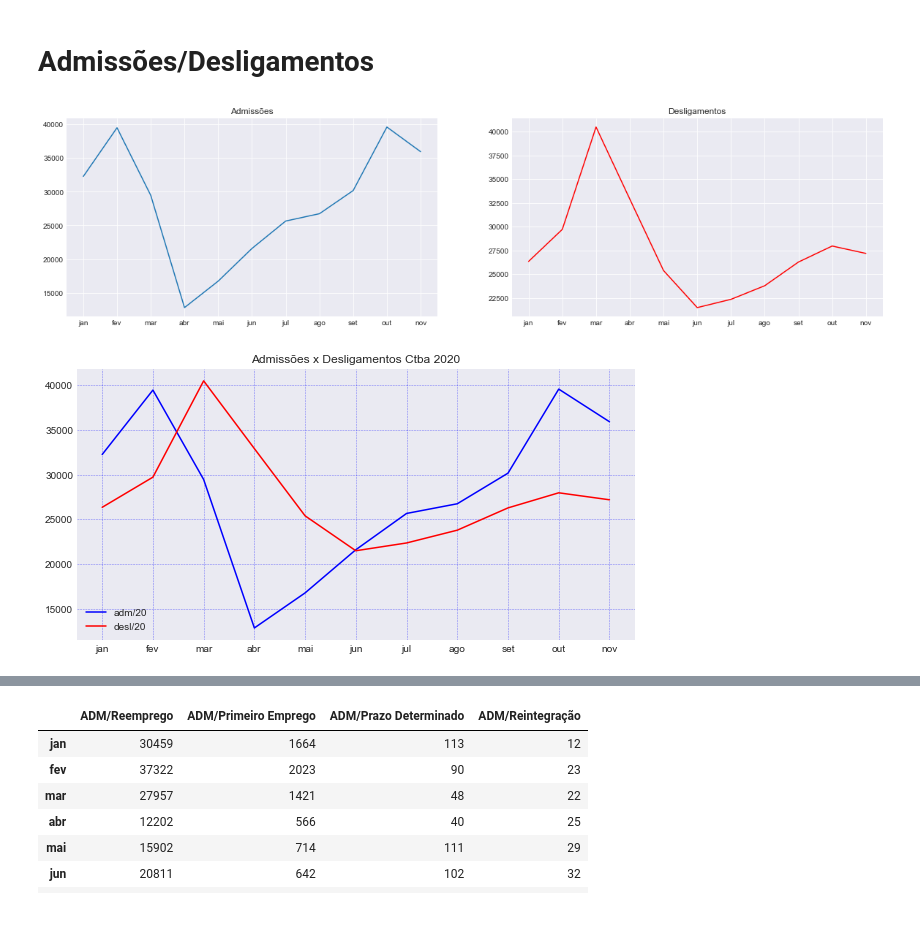
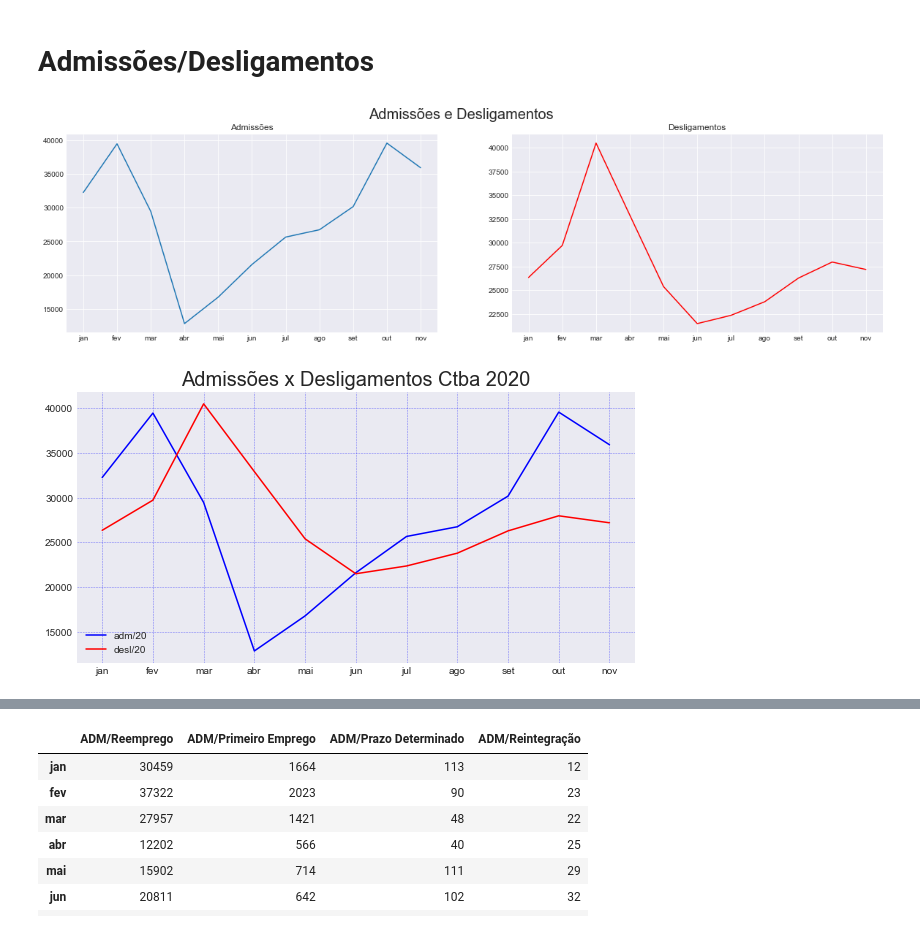
Before and after one commit to emariot/CAGED-CWB, a Jupyter notebook: Novo Caged.ipynb, the cells around one changed output, grey strips where cells are left out. Drawn from its saved outputs; the diff is of its cells as text; code cells hidden in the pictures.

```diff
--- a/Novo Caged.ipynb
+++ b/Novo Caged.ipynb
@@ -191,31 +191,32 @@ with plt.style.context('seaborn-darkgrid'):
 # %%
 with plt.style.context('seaborn-darkgrid'):
     fig, axes = plt.subplots(1, 2, figsize = (20, 5))
 
     axes[0].plot(adm)
     axes[0].set_title("Admissões")
     #axes[0].grid(color = 'b', alpha = 0.5, linestyle = 'dashed', linewidth = 0.5)
 
     axes[1].plot(des, color='r')
     axes[1].axis('tight')
     axes[1].set_title("Desligamentos")
     #axes[1].grid(color = 'b', alpha = 0.5, linestyle = 'dashed', linewidth = 0.5)
 
+    fig.suptitle("Admissões e Desligamentos", fontsize=20)
     plt.show()
 # %% [output]
-[figure, old version]
+[figure, new version]
 # %%
 with plt.style.context('seaborn-darkgrid'):
     fig, ax = plt.subplots(figsize=(10,5))
     ax.plot(adm, color="b")
     ax.plot(des, color="r")
-    ax.set_title("Admissões x Desligamentos Ctba 2020")
+    ax.set_title("Admissões x Desligamentos Ctba 2020", fontsize=20)
     ax.grid(color = 'b', alpha = 0.5, linestyle = 'dashed', linewidth = 0.5)
     plt.legend(('adm/20', 'desl/20'))
     #plt.rcParams['figure.figsize'] = (8,5)
     plt.show();
 # %% [output]
-[figure, old version]
+[figure, new version]
 # %%
 data[0]
 # %% [output]
```
Also changed, not shown: parts of 2 cells of this notebook.
